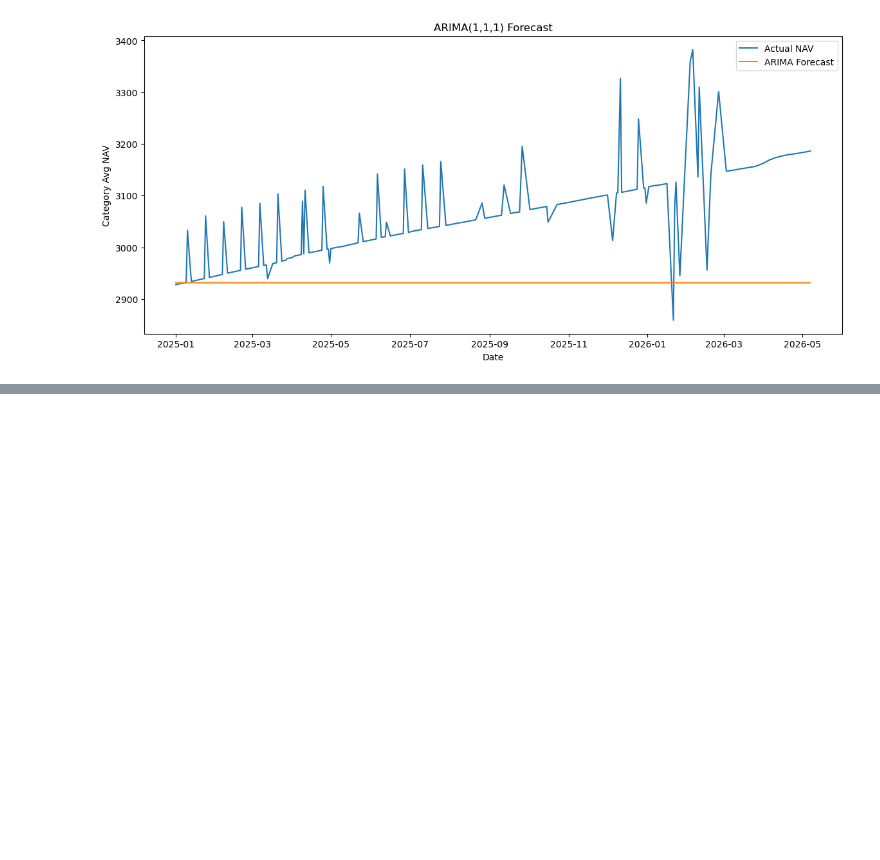
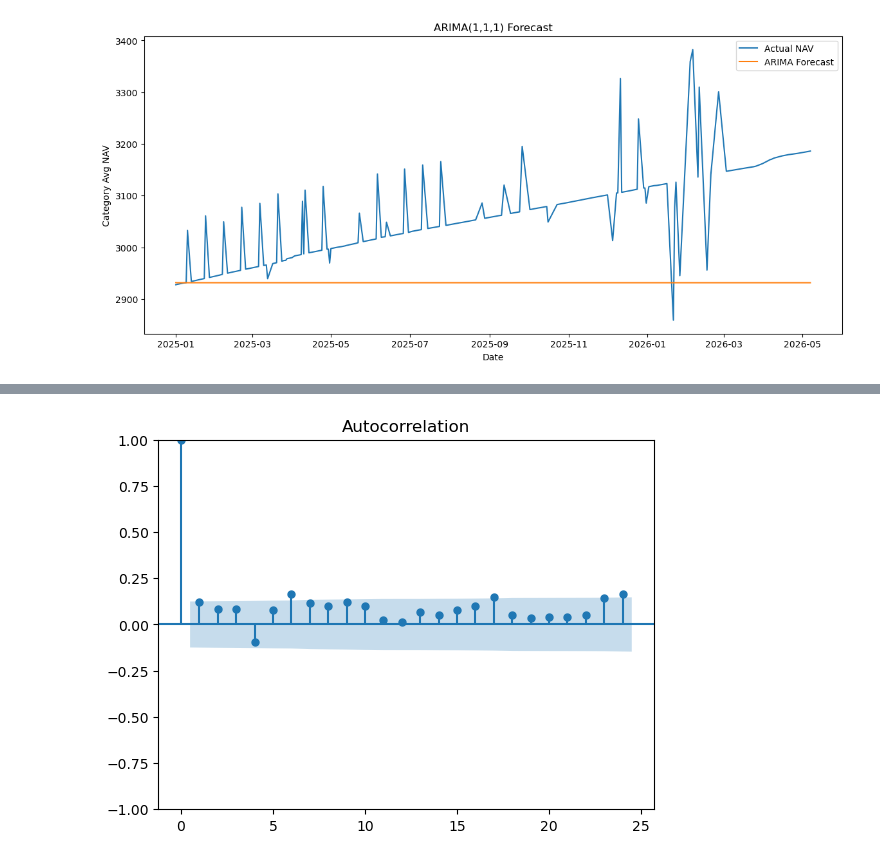
Before and after one commit to anucherlapally/TimeSeries, a Jupyter notebook: models.ipynb, the cells around one changed output, grey strips where cells are left out. Drawn from its saved outputs; the diff is of its cells as text; code cells hidden in the pictures; blank space fills up the shorter version.

```diff
--- a/models.ipynb
+++ b/models.ipynb
@@ -251,0 +277,11 @@ plt.show()
+# %%
+from statsmodels.graphics.tsaplots import plot_acf
+
+
+plot_acf(
+    test_set['Holt Residuals']
+)
+
+plt.show()
+# %% [output]
+[figure, added]
```
Also changed, not shown: parts of 3 cells of this notebook.
